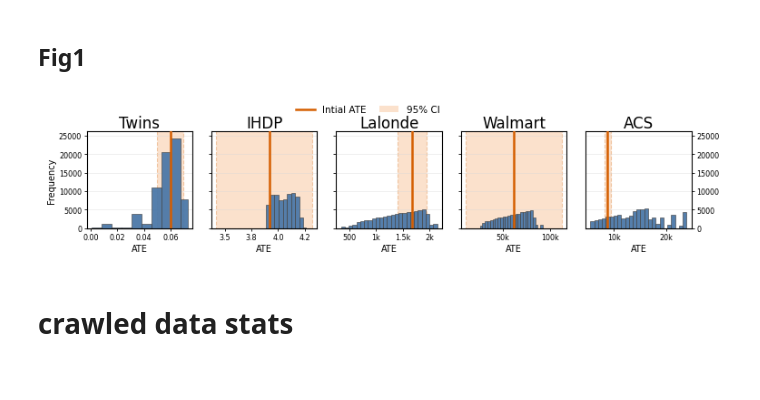
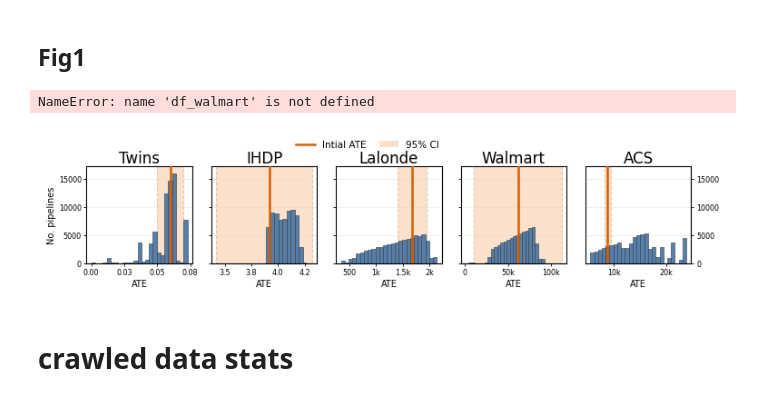
Before and after one commit to danielbarcohen-bot/ATE-shifting, a Jupyter notebook: graphs.ipynb, the cells around one changed output. Drawn from its saved outputs; the diff is of its cells as text; code cells hidden in the pictures.

Commit message:
adding walmart pipelines

```diff
--- a/graphs.ipynb
+++ b/graphs.ipynb
@@ -1513,6 +1513,17 @@ def sample_from_buckets(df, n_samples=70000):
         )
 
     return np.asarray(samples)
+# %%
+with open('underCI.txt','r') as f:
+    underci_content = f.read()
+undercis = [x.strip() for x in underci_content.split('#FOUND A PIPELINE OUT OF CI')]
+undercis = [(eval(x.split('\n')[1][len('sequence is: '):]),
+             np.float32(x.split('\n')[0][len('new ate is:'):])) for x in undercis if x]
+# print(undercis)
+undercisdict = dict(undercis) #to dedup and inspect
+moreWalmartATEs = list(undercisdict.values())
+# %% [output]
+NameError: name 'df_walmart' is not defined
 # %%
 # ============================================================
 # Load and prepare data
@@ -1626,7 +1637,6 @@ def get_histogram_bins(
 ):
 
     if dataset_name in [
-        "Twins",
         "IHDP"
     ]:
 
@@ -1741,6 +1751,7 @@ def plot_ate_histograms(
             dataset_name,
             ates
         )
+
 
         histogram_bins[dataset_name] = bins
 
@@ -1870,7 +1881,7 @@ def plot_ate_histograms(
         if index == 0:
 
             ax.set_ylabel(
-                "Frequency",
+                "No. pipelines",
                 fontsize=7,
                 fontweight="normal",
                 labelpad=2
@@ -1948,35 +1959,38 @@ def plot_ate_histograms(
         ],
         fontsize=7.5,
         loc="upper center",
         bbox_to_anchor=(0.5, 0.965),
         frameon=False,
         ncol=2,
         handlelength=2,
         columnspacing=1.4,
         borderaxespad=0.0
     )
 
     fig.subplots_adjust(
         left=0.07,
         right=0.995,
         bottom=0.23,
         top=0.79,
         wspace=0.18
     )
 
     fig.savefig(
         output_file,
         bbox_inches="tight",
         dpi=600,
         pad_inches=0.02
     )
 
+
+hists_data = load_and_prepare_data()
+hists_data['Walmart']['ates'] = list(hists_data['Walmart']['ates']) + moreWalmartATEs
 plot_ate_histograms(
-        load_and_prepare_data(),
+        hists_data,
         output_file="ate_histograms_sigmod.pdf"
     )
 # %% [output]
-[figure, old version]
+[figure, new version]
 # %%
 # from experiments import df_lalonde, df_twins, df_acs, df_IHDP
 # from search_methods.OE_ATE_search import OEATESearch
```
Also changed, not shown: parts of 2 cells of this notebook, 1 other file.
